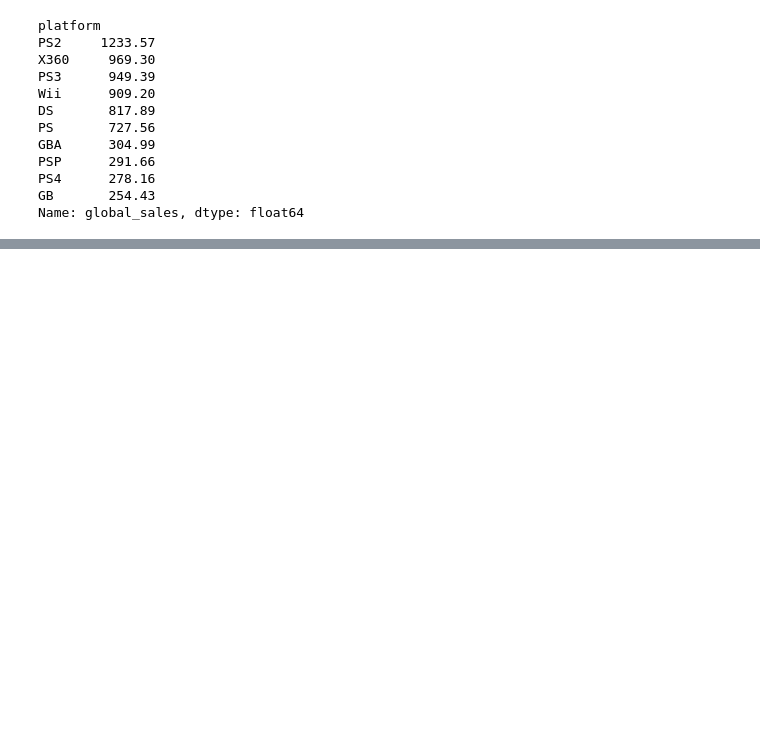
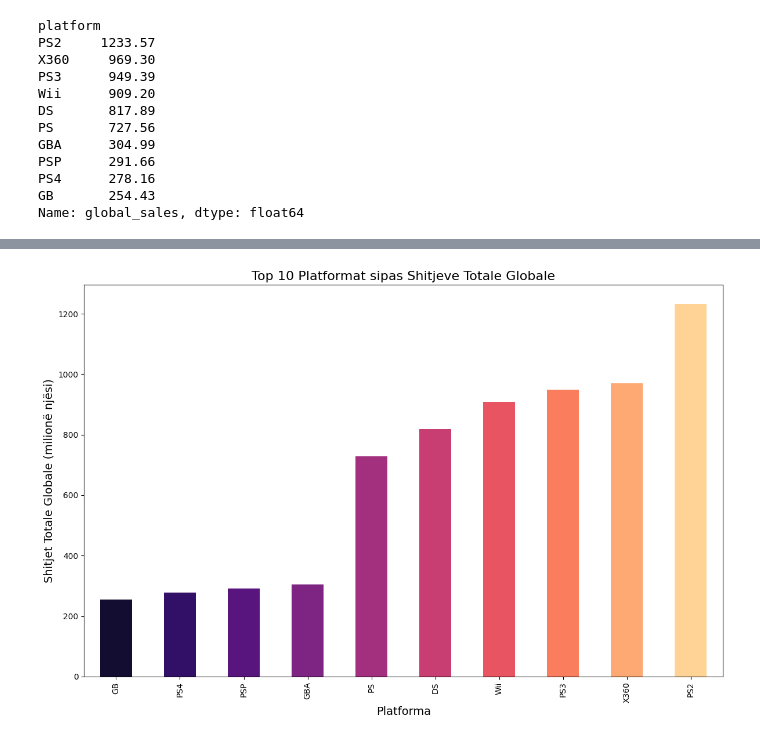
Before and after one commit to VocaDev/DataCleaningExercises, a Jupyter notebook: Video Games Sales/Visualizing.ipynb, the cells around one changed output, grey strips where cells are left out. Cells and saved outputs as stored; diff of their text form; code cells hidden in the pictures; blank space fills up the shorter version.

```diff
--- a/Video Games Sales/Visualizing.ipynb
+++ b/Video Games Sales/Visualizing.ipynb
@@ -122,0 +243,18 @@ yearly_stats_sorted
+# %%
+# 2. Bar chart - Top 10 Platformat sipas Shitjeve Globale
+
+top_platforms = df.groupby('platform')['global_sales'].sum().nlargest(10).sort_values(ascending=True)
+
+plt.figure(figsize=(12,8))
+
+top_platforms.plot(kind='bar', color=sns.color_palette("magma", 10))
+
+plt.title('Top 10 Platformat sipas Shitjeve Totale Globale', fontsize=16)
+
+plt.xlabel('Platforma', fontsize=14)
+plt.ylabel('Shitjet Totale Globale (milionë njësi)', fontsize=14)
+
+plt.tight_layout()
+plt.show()
+# %% [output]
+[figure, added]
```
Also changed, not shown: parts of 14 cells of this notebook, 2 other files.
